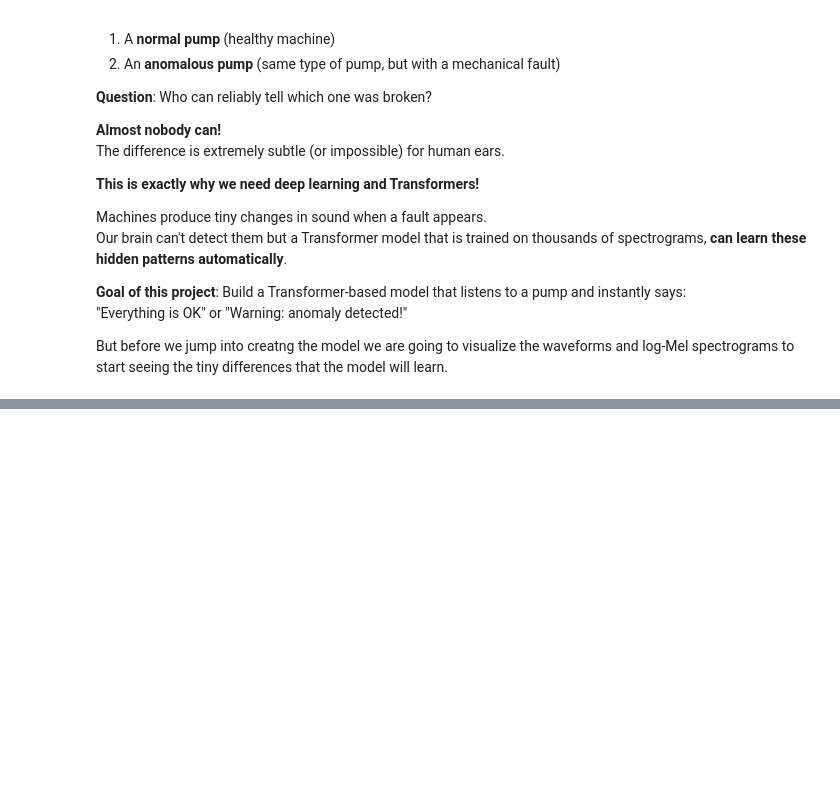
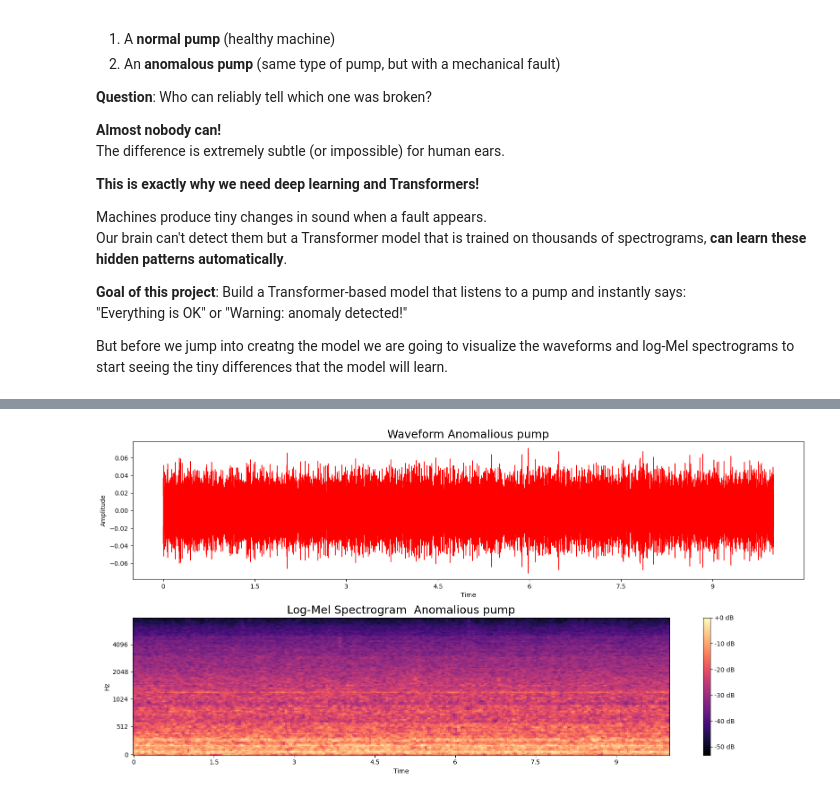
Before and after one commit to meli20002/Industrial-Sound-Anomaly-Detection-using-Transformers, a Jupyter notebook: notebook.ipynb, the cells around one changed output, grey strips where cells are left out. Saved outputs shown, nothing was run; the diff lists cells and outputs as text; code cells hidden in the pictures; blank space fills up the shorter version.

```diff
--- a/notebook.ipynb
+++ b/notebook.ipynb
@@ -332,0 +390,21 @@ But  before we jump into creatng the model  we are going to  visualize the wavef
+# %%
+# Plot anomalous waveform + log-Mel
+plt.figure(figsize=(16,8))
+
+plt.subplot(2,1,1)
+librosa.display.waveshow(y_anom, sr=sr, color='red')
+plt.title("Waveform Anomalious pump", fontsize=18)
+plt.ylabel("Amplitude")
+
+mel_anom = librosa.feature.melspectrogram(y=y_anom, sr=sr, n_mels=128, fmax=8000)
+logmel_anom = librosa.power_to_db(mel_anom, ref=np.max)
+
+plt.subplot(2,1,2)
+librosa.display.specshow(logmel_anom, sr=sr, x_axis='time', y_axis='mel', fmax=8000, cmap='magma')
+plt.colorbar(format='%+2.0f dB')
+plt.title("Log-Mel Spectrogram  Anomalious pump", fontsize=18)
+
+plt.tight_layout()
+plt.show()
+# %% [output]
+[figure, added]
```
Also changed, not shown: parts of 8 cells of this notebook, 1 other file.
